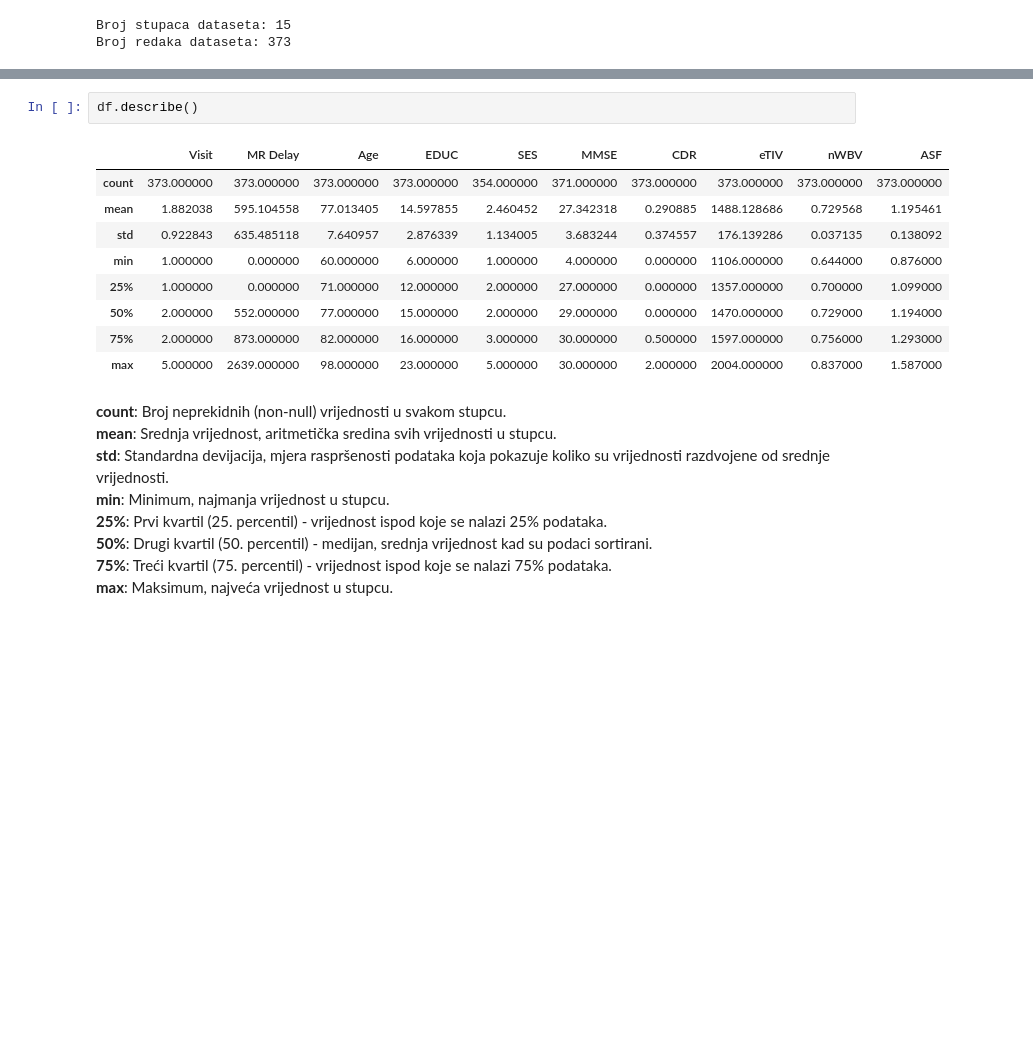
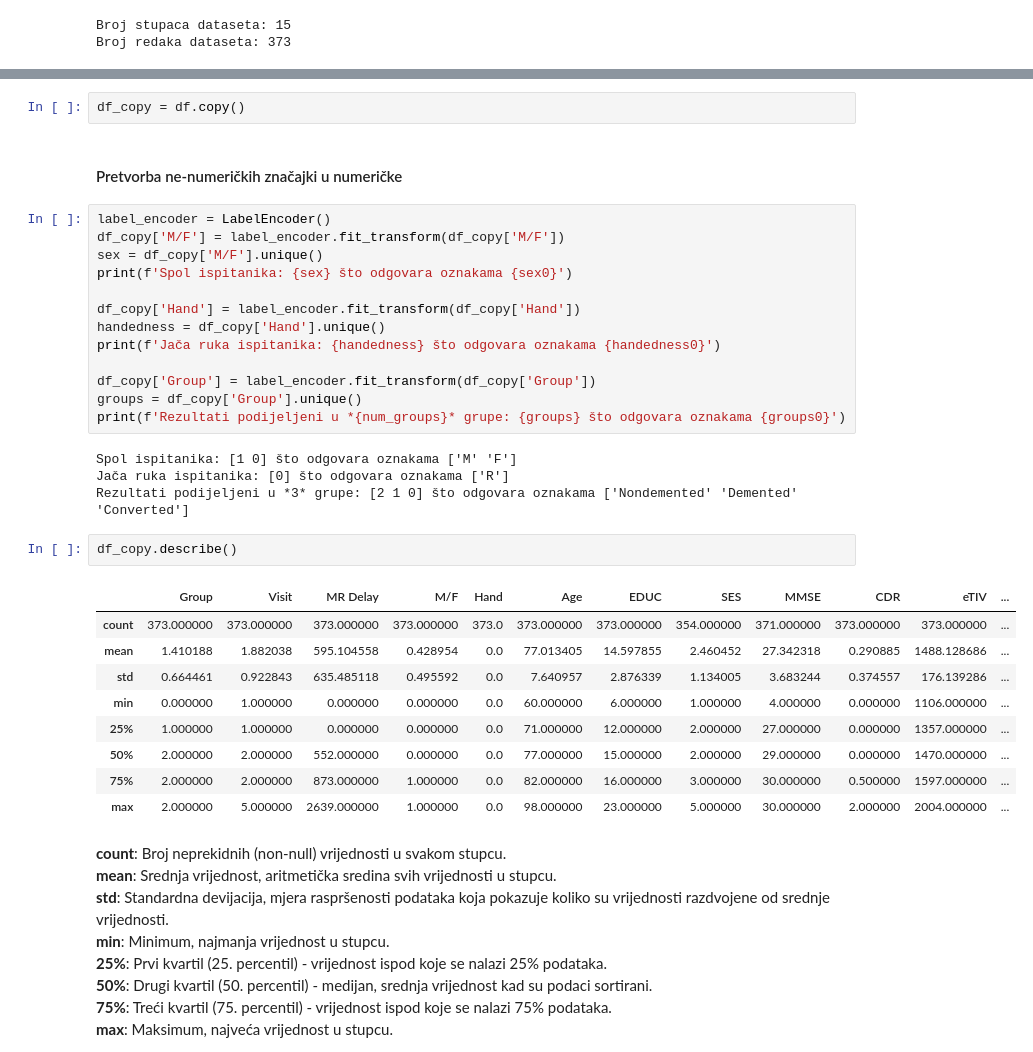
Before and after one commit to zveronika/UUZOP-projekt, a Jupyter notebook: UUZOP-Veronika_Žunar.ipynb, the cells around one changed output, grey strips where cells are left out. Drawn from its saved outputs; the diff is of its cells as text; blank space fills up the shorter version.

```diff
--- a/UUZOP-Veronika_Žunar.ipynb
+++ b/UUZOP-Veronika_Žunar.ipynb
@@ -75,15 +111,36 @@ Broj redaka dataseta: 373
+# %%
+df_copy = df.copy()
+# %% [markdown]
+#### Pretvorba ne-numeričkih značajki u numeričke
+# %%
+label_encoder = LabelEncoder()
+df_copy['M/F'] = label_encoder.fit_transform(df_copy['M/F'])
+sex = df_copy['M/F'].unique()
+print(f'Spol ispitanika: {sex} što odgovara oznakama {sex0}')
+
+df_copy['Hand'] = label_encoder.fit_transform(df_copy['Hand'])
+handedness = df_copy['Hand'].unique()
+print(f'Jača ruka ispitanika: {handedness} što odgovara oznakama {handedness0}')
+
+df_copy['Group'] = label_encoder.fit_transform(df_copy['Group'])
+groups = df_copy['Group'].unique()
+print(f'Rezultati podijeljeni u *{num_groups}* grupe: {groups} što odgovara oznakama {groups0}')
+# %% [output]
+Spol ispitanika: [1 0] što odgovara oznakama ['M' 'F']
+Jača ruka ispitanika: [0] što odgovara oznakama ['R']
+Rezultati podijeljeni u *3* grupe: [2 1 0] što odgovara oznakama ['Nondemented' 'Demented' 'Converted']
 # %%
-df.describe()
+df_copy.describe()
 # %% [output]
-|  | Visit | MR Delay | Age | EDUC | SES | MMSE | CDR | eTIV | nWBV | ASF |
-| count | 373.000000 | 373.000000 | 373.000000 | 373.000000 | 354.000000 | 371.000000 | 373.000000 | 373.000000 | 373.000000 | 373.000000 |
-| mean | 1.882038 | 595.104558 | 77.013405 | 14.597855 | 2.460452 | 27.342318 | 0.290885 | 1488.128686 | 0.729568 | 1.195461 |
-| std | 0.922843 | 635.485118 | 7.640957 | 2.876339 | 1.134005 | 3.683244 | 0.374557 | 176.139286 | 0.037135 | 0.138092 |
-| min | 1.000000 | 0.000000 | 60.000000 | 6.000000 | 1.000000 | 4.000000 | 0.000000 | 1106.000000 | 0.644000 | 0.876000 |
-| 25% | 1.000000 | 0.000000 | 71.000000 | 12.000000 | 2.000000 | 27.000000 | 0.000000 | 1357.000000 | 0.700000 | 1.099000 |
-| 50% | 2.000000 | 552.000000 | 77.000000 | 15.000000 | 2.000000 | 29.000000 | 0.000000 | 1470.000000 | 0.729000 | 1.194000 |
-| 75% | 2.000000 | 873.000000 | 82.000000 | 16.000000 | 3.000000 | 30.000000 | 0.500000 | 1597.000000 | 0.756000 | 1.293000 |
-| max | 5.000000 | 2639.000000 | 98.000000 | 23.000000 | 5.000000 | 30.000000 | 2.000000 | 2004.000000 | 0.837000 | 1.587000 |
+|  | Group | Visit | MR Delay | M/F | Hand | Age | EDUC | SES | MMSE | CDR | eTIV | ... |
+| count | 373.000000 | 373.000000 | 373.000000 | 373.000000 | 373.0 | 373.000000 | 373.000000 | 354.000000 | 371.000000 | 373.000000 | 373.000000 | ... |
+| mean | 1.410188 | 1.882038 | 595.104558 | 0.428954 | 0.0 | 77.013405 | 14.597855 | 2.460452 | 27.342318 | 0.290885 | 1488.128686 | ... |
+| std | 0.664461 | 0.922843 | 635.485118 | 0.495592 | 0.0 | 7.640957 | 2.876339 | 1.134005 | 3.683244 | 0.374557 | 176.139286 | ... |
+| min | 0.000000 | 1.000000 | 0.000000 | 0.000000 | 0.0 | 60.000000 | 6.000000 | 1.000000 | 4.000000 | 0.000000 | 1106.000000 | ... |
+| 25% | 1.000000 | 1.000000 | 0.000000 | 0.000000 | 0.0 | 71.000000 | 12.000000 | 2.000000 | 27.000000 | 0.000000 | 1357.000000 | ... |
+| 50% | 2.000000 | 2.000000 | 552.000000 | 0.000000 | 0.0 | 77.000000 | 15.000000 | 2.000000 | 29.000000 | 0.000000 | 1470.000000 | ... |
+| 75% | 2.000000 | 2.000000 | 873.000000 | 1.000000 | 0.0 | 82.000000 | 16.000000 | 3.000000 | 30.000000 | 0.500000 | 1597.000000 | ... |
+| max | 2.000000 | 5.000000 | 2639.000000 | 1.000000 | 0.0 | 98.000000 | 23.000000 | 5.000000 | 30.000000 | 2.000000 | 2004.000000 | ... |
 # %% [markdown]
 **count**: Broj neprekidnih (non-null) vrijednosti u svakom stupcu.
 **mean**: Srednja vrijednost, aritmetička sredina svih vrijednosti u stupcu.
```
Also changed, not shown: parts of 19 cells of this notebook.
